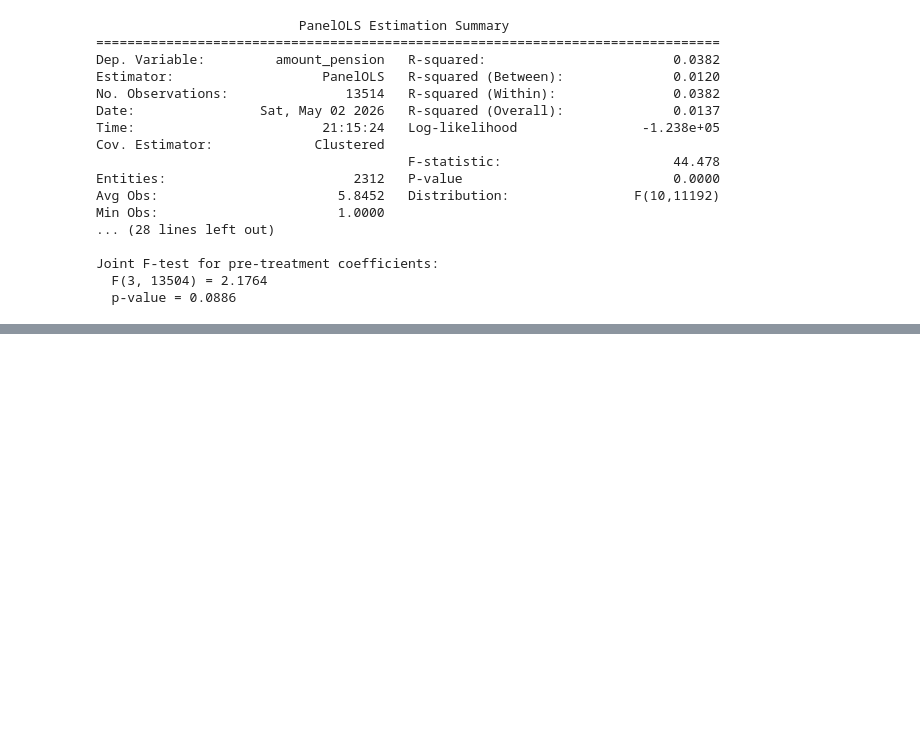
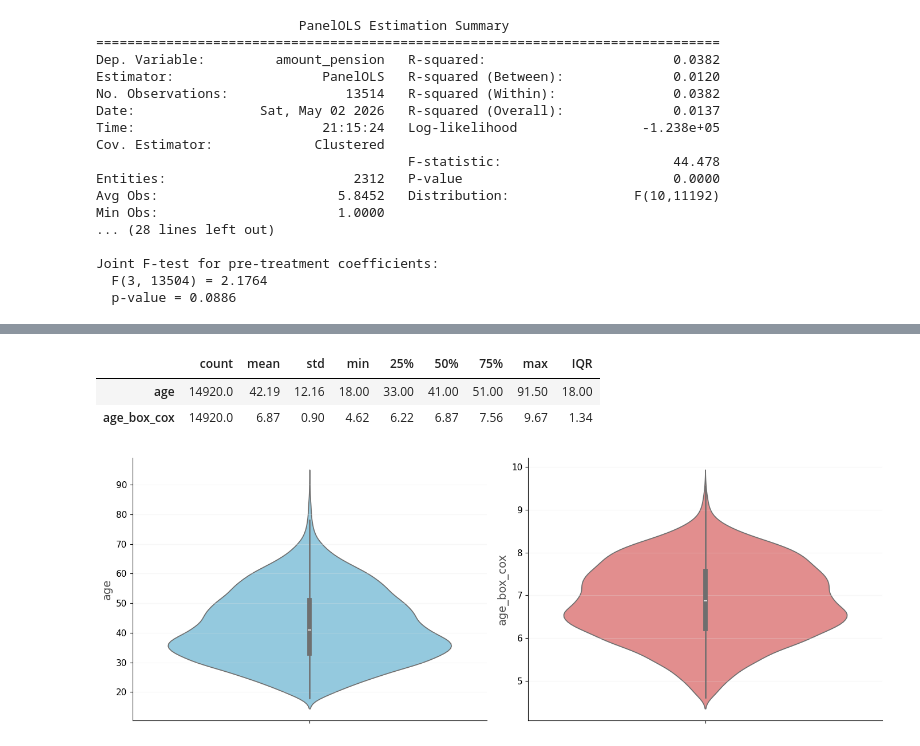
Before and after one commit to DmitriMt/master_thesis, a Jupyter notebook: notebooks/model_wages.ipynb, the cells around one changed output, grey strips where cells are left out. Cells and saved outputs as stored; diff of their text form; code cells hidden in the pictures; blank space fills up the shorter version.

```diff
--- a/notebooks/model_wages.ipynb
+++ b/notebooks/model_wages.ipynb
@@ -1104,0 +1127,3 @@ Joint F-test for pre-treatment coefficients:
+# %%
+panel = pd.read_parquet('../data/wages_working_data4.parquet')
+panel
@@ -1104,0 +1144,17 @@ Joint F-test for pre-treatment coefficients:
+# %%
+desc_stat = panel[['age', 'age_box_cox']].describe().transpose().round(2)
+desc_stat['IQR'] = desc_stat['75%'] - desc_stat['25%']
+desc_stat
+# %% [output]
+|  | count | mean | std | min | 25% | 50% | 75% | max | IQR |
+| age | 14920.0 | 42.19 | 12.16 | 18.00 | 33.00 | 41.00 | 51.00 | 91.50 | 18.00 |
+| age_box_cox | 14920.0 | 6.87 | 0.90 | 4.62 | 6.22 | 6.87 | 7.56 | 9.67 | 1.34 |
+# %%
+wages_original = panel['age']
+wages_logged = panel['age_box_cox']
+fig, axes = plt.subplots(nrows=1, ncols=2, figsize=(14, 5))
+sns.violinplot(wages_original, ax=axes[0], fill=True, color="skyblue")
+sns.violinplot(wages_logged, ax=axes[1], fill=True, color="lightcoral")
+plt.tight_layout()
+# %% [output]
+[figure, added]
```
Also changed, not shown: parts of 8 cells of this notebook, 9 other files.
